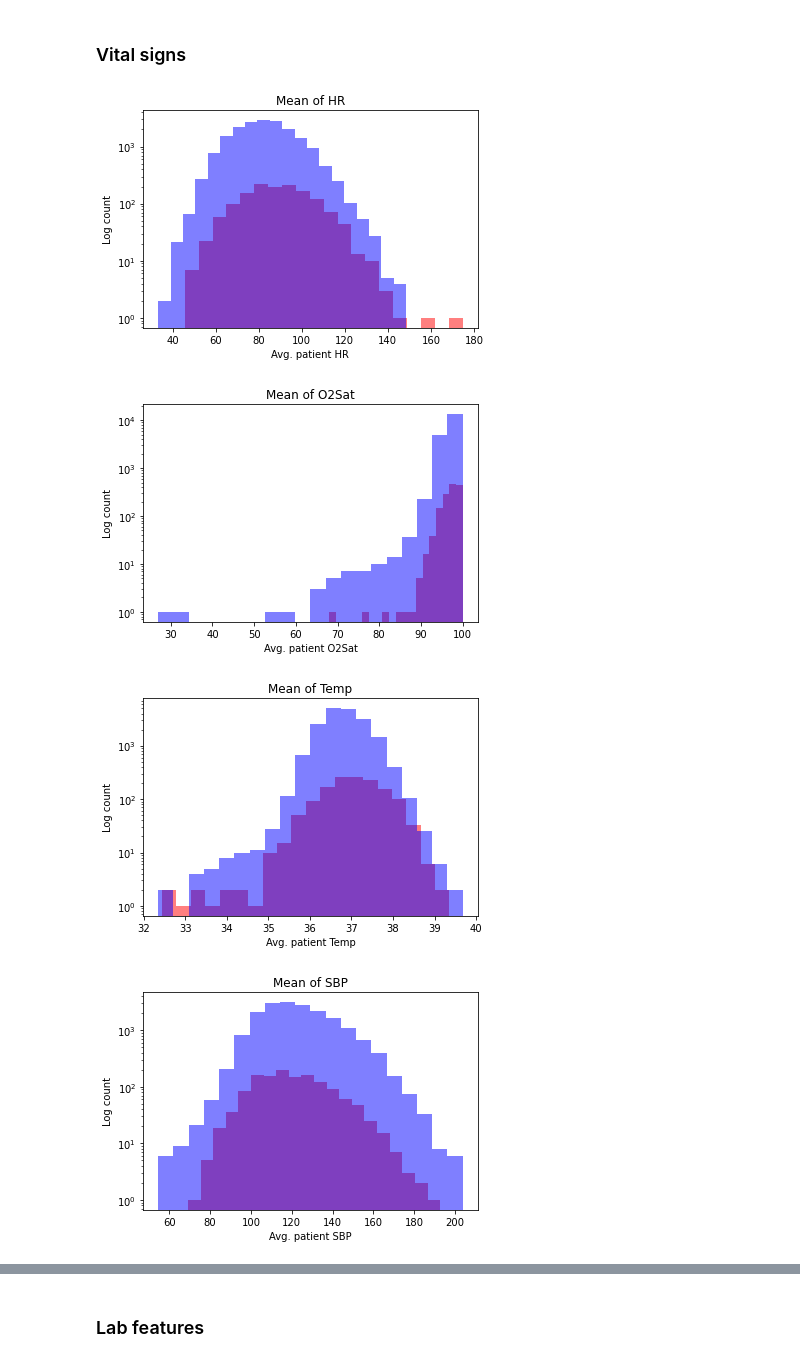
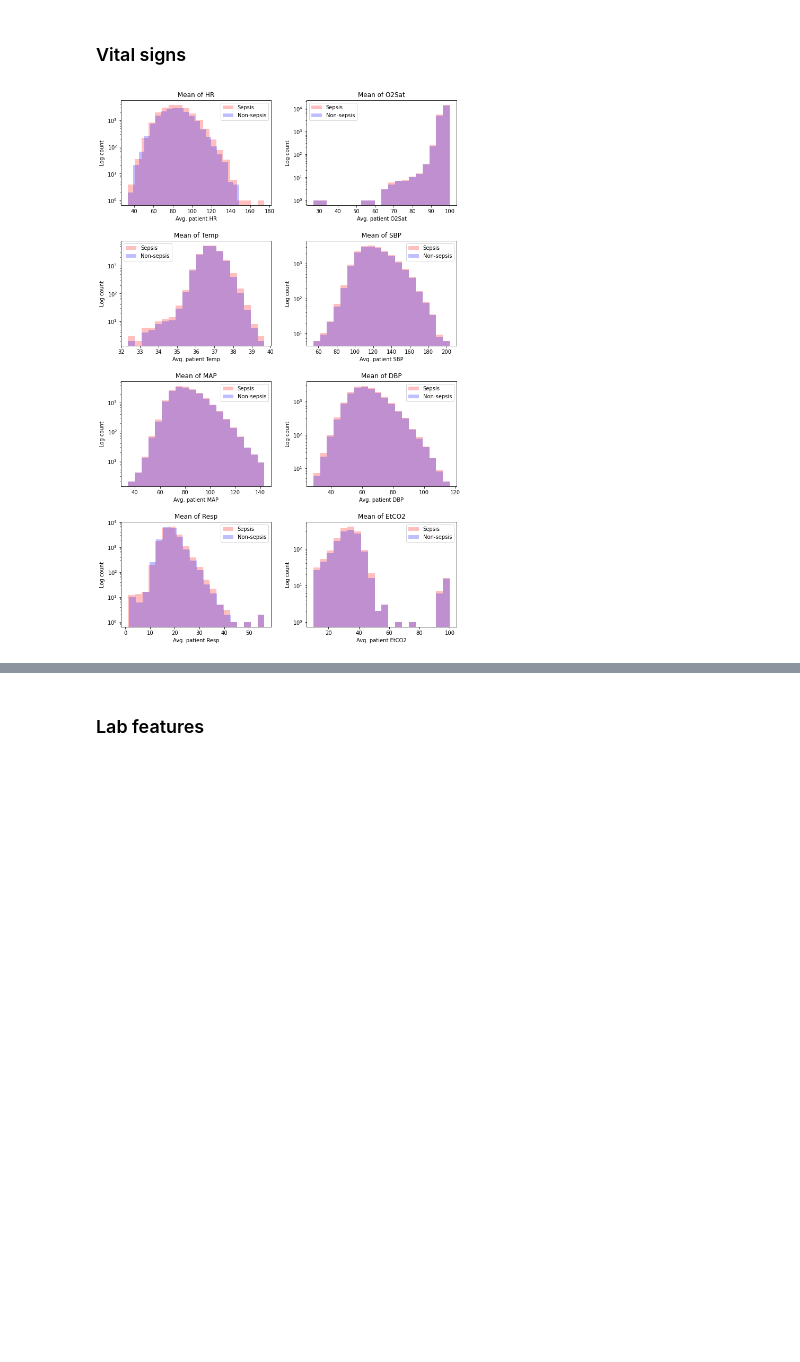
Before and after one commit to snirlugassy/sepsis_early_detection, a Jupyter notebook: hw1_eda.ipynb, the cells around one changed output, grey strips where cells are left out. Saved outputs shown, nothing was run; the diff lists cells and outputs as text; code cells hidden in the pictures; blank space fills up the shorter version.

```diff
--- a/hw1_eda.ipynb
+++ b/hw1_eda.ipynb
@@ -77,21 +77,3 @@ with tqdm(total=len(train_files)) as pbar:
 print(f'Found {len(sepsis)} sepsis and {len(non_sepsis)} non-sepsis')
 # %% [output]
 Found 1415 sepsis and 18585 non-sepsis
-# %%
-fig, axs = plt.subplots(nrows=4, ncols=4)
-
-for i in range(4):
-    for j in range(4):
-        vital_sign = vitals_features[i+j]
-        print(i,j,vital_sign)
-
-# for vital_sign in vitals_features:
-#     sepsis_mean = [df[vital_sign].mean() for df in sepsis]
-#     non_sepsis_mean = [df[vital_sign].mean() for df in non_sepsis]
-#     axs
-#     plt.title(f'Mean of {vital_sign}')
-#     plt.hist(sepsis_mean, color='r', alpha=0.5, label='Sepsis', bins=20, log=True)
-#     plt.hist(non_sepsis_mean, color='b', alpha=0.5, label='Non-sepsis', bins=20, log=True)
-#     plt.xlabel(f'Avg. patient {vital_sign}')
-#     plt.ylabel('Log count')
-#     plt.show()
@@ -116,18 +88,29 @@ for i in range(4):
+# %%
+dfs = sepsis + non_sepsis
 # %% [markdown]
 ### Vital signs
 # %%
-for vital_sign in vitals_features:
-    sepsis_mean = [df[vital_sign].mean() for df in sepsis]
-    non_sepsis_mean = [df[vital_sign].mean() for df in non_sepsis]
-    plt.figure()
-    plt.title(f'Mean of {vital_sign}')
-    plt.hist(sepsis_mean, color='r', alpha=0.5, label='Sepsis', bins=20, log=True)
-    plt.hist(non_sepsis_mean, color='b', alpha=0.5, label='Non-sepsis', bins=20, log=True)
-    plt.xlabel(f'Avg. patient {vital_sign}')
-    plt.ylabel('Log count')
-    plt.show()
+total_plots = len(vitals_features)
+cols = 2
+rows = (total_plots // cols) + total_plots % cols
+
+fig, axes = plt.subplots(nrows=rows, ncols=cols, figsize=(10,15), sharey=False)
+
+i=0
+for row in axes:
+    for ax in row:
+        vital_sign = vitals_features[i]
+        sepsis_mean = [df[vital_sign].mean() for df in dfs]
+        non_sepsis_mean = [df[vital_sign].mean() for df in non_sepsis]
+        ax.set_title(f'Mean of {vital_sign}')
+        ax.hist(sepsis_mean, color='r', alpha=0.25, label='Sepsis', bins=20, log=True)
+        ax.hist(non_sepsis_mean, color='b', alpha=0.25, label='Non-sepsis', bins=20, log=True)
+        ax.legend()
+        ax.set_xlabel(f'Avg. patient {vital_sign}')
+        ax.set_ylabel('Log count')
+        i+=1
+
+plt.tight_layout(pad=2)
+plt.show()
 # %% [output]
-[figure, old version]
+[figure, new version]
-[figure, removed]
-[figure, removed]
-[figure, removed]
```
Also changed, not shown: parts of 6 cells of this notebook, 15 other files.
